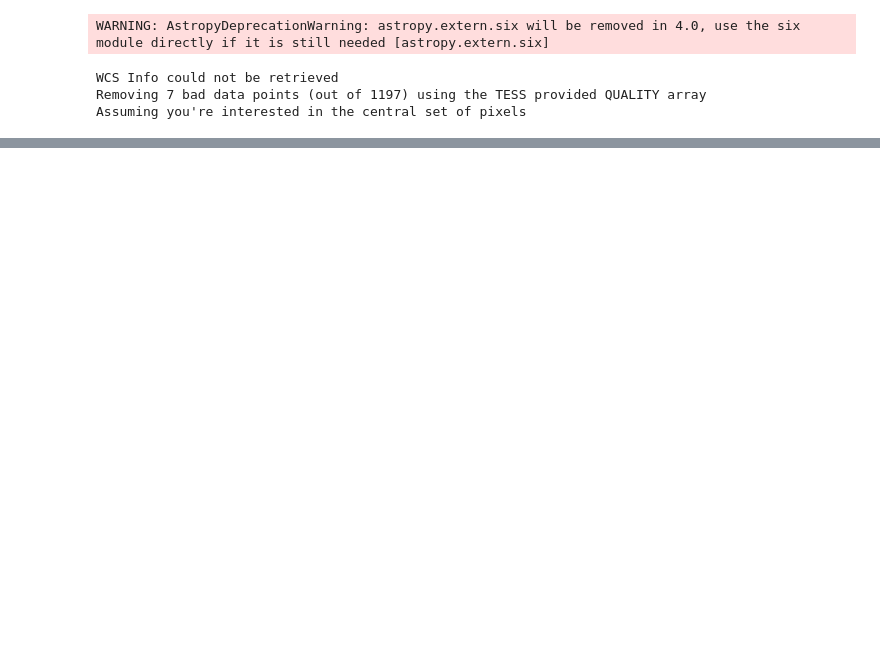
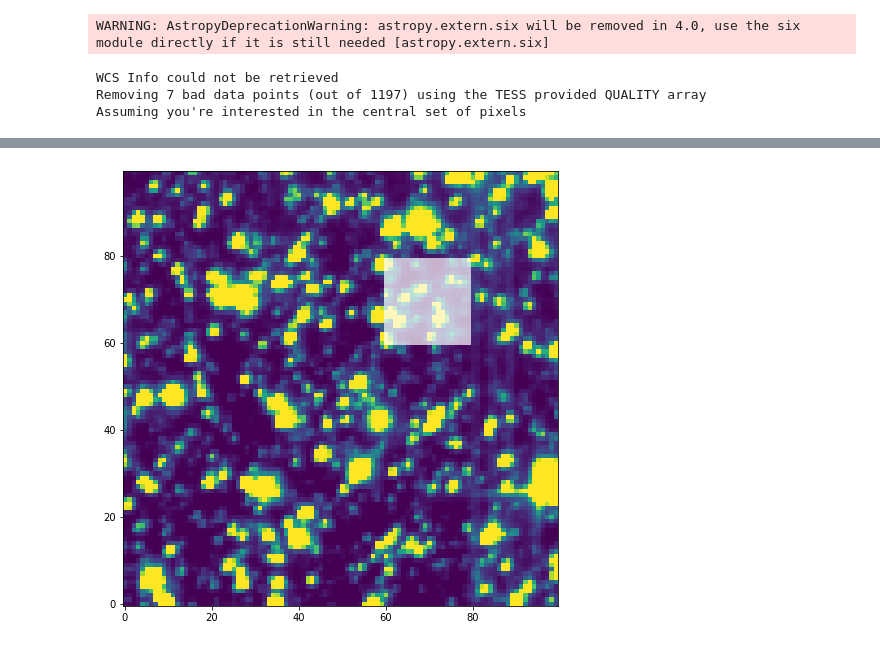
Before and after one commit to soichiro-hattori/unpopular, a Jupyter notebook: tester.ipynb, the cells around one changed output, grey strips where cells are left out. Drawn from its saved outputs; the diff is of its cells as text; code cells hidden in the pictures; blank space fills up the shorter version.

```diff
--- a/tester.ipynb
+++ b/tester.ipynb
@@ -28,3 +52,7 @@ Assuming you're interested in the central set of pixels
+# %%
+sn.plot_cutout(show_aperture=True)
+# %% [output]
+[figure, added]
 # %%
 tabby15.add_cpm_model()
 tabby15.set_regs([0.5]);
```
Also changed, not shown: parts of 7 cells of this notebook, 2 other files.
